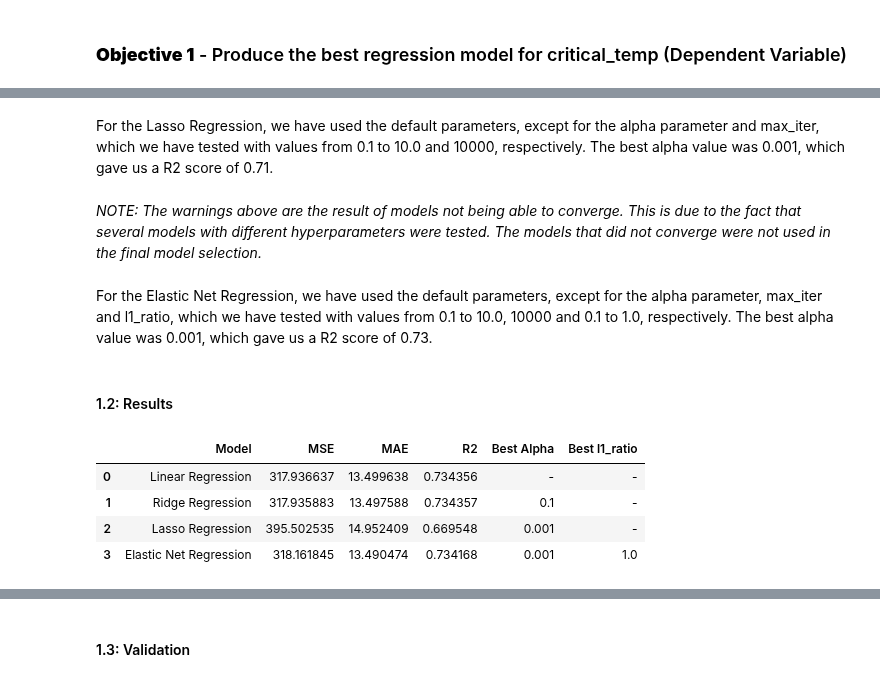
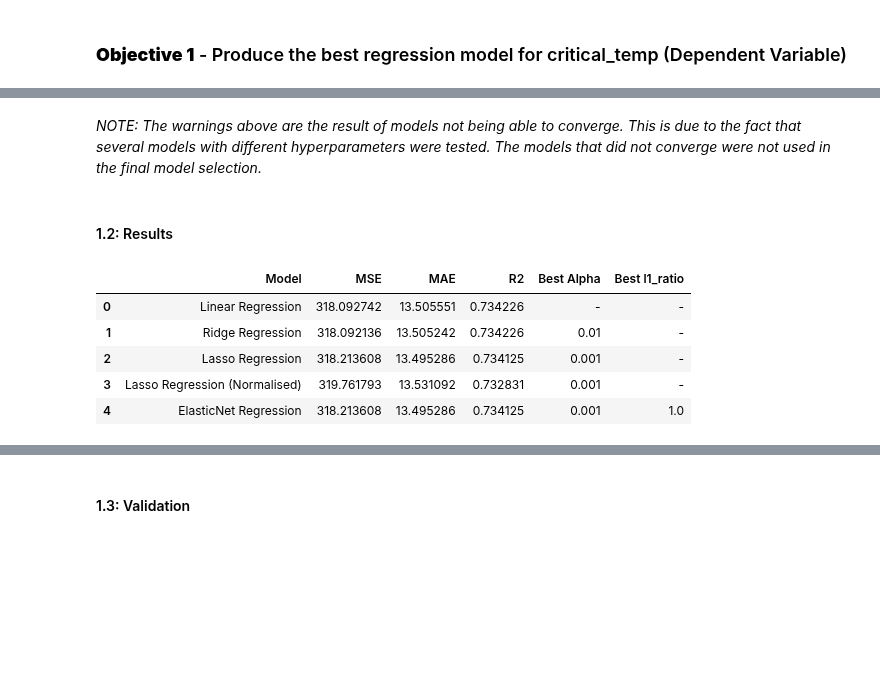
Before and after one commit to AntunesCSR/ML_Group_Projects, a Jupyter notebook: HA1/HA1_catia.ipynb, the cells around one changed output, grey strips where cells are left out. Saved outputs shown, nothing was run; the diff lists cells and outputs as text; code cells hidden in the pictures; blank space fills up the shorter version.

Commit message:
Lasso with norm. data added

```diff
--- a/HA1/HA1_catia.ipynb
+++ b/HA1/HA1_catia.ipynb
@@ -111,8 +100,8 @@ For the Ridge Regression, we have used the default parameters, except for the al
 # %%
-# LASSO REGRESSION MODEL WITH CROSS-VALIDATION (K-Fold Cross Validation) #
+# 3. LASSO REGRESSION MODEL WITH CROSS-VALIDATION (K-Fold Cross Validation) #
 
 # Train model
-reg3 = LassoCV(cv=5, alphas=[1e-3, 1e-2, 1e-1, 1]).fit(X_train, y_train) # lasso regression with cross-validation and range of alpha values 0.001, 0.01, 0.1, 1
+reg3 = LassoCV(cv=5, alphas=[1e-3, 1e-2, 1e-1, 1], max_iter=10000).fit(X_train, y_train) # lasso regression with cross-validation and range of alpha values 0.001, 0.01, 0.1, 1
 
 # Predict on test set
 y_pred3_test = reg3.predict(X_test)
@@ -120,17 +109,23 @@ y_pred3_test = reg3.predict(X_test)
 # Resulting best alpha from cross-validation
 reg3_best_alpha = reg3.alpha_
 # %%
-# LASSO REGRESSION MODEL WITH CROSS-VALIDATION (K-Fold Cross Validation) - With Normalised Features #
+# 4. LASSO REGRESSION MODEL WITH CROSS-VALIDATION (K-Fold Cross Validation) - With Normalised Features #
 
-# Normalise data before LASSO
-X_train_norm = (X_train - X_train.mean()) / (X_train.max() - X_train.min())
-X_test_norm = (X_test - X_test.mean()) / (X_test.max() - X_test.min())
+# Compute statistics from the training set
+mean_train = X_train.mean()
+max_min_range_train = X_train.max() - X_train.min()
+
+# Normalize the training set
+X_train_norm = (X_train - mean_train) / max_min_range_train
+
+# Normalize the test set using the same statistics from the training set
+X_test_norm = (X_test - mean_train) / max_min_range_train
 
 # Train model
-reg3 = LassoCV(cv=5, alphas=[1e-3, 1e-2, 1e-1, 1], max_iter=10000).fit(X_train_norm, y_train) # lasso regression with cross-validation and range of alpha values 0.001, 0.01, 0.1, 1
+reg4 = LassoCV(cv=5, alphas=[1e-3, 1e-2, 1e-1, 1], max_iter=10000).fit(X_train_norm, y_train) # lasso regression with cross-validation and range of alpha values 0.001, 0.01, 0.1, 1
 
 # Predict on test set
-y_pred3_test = reg3.predict(X_test_norm)
+y_pred4_test = reg4.predict(X_test_norm)
 
 # Resulting best alpha from cross-validation
-reg3_best_alpha = reg3.alpha_
+reg4_best_alpha = reg4.alpha_
@@ -139,43 +132,41 @@ reg3_best_alpha = reg3.alpha_
-# %% [markdown]
-For the Lasso Regression, we have used the default parameters, except for the alpha parameter and max_iter, which we have tested with values from 0.1 to 10.0 and 10000, respectively. The best alpha value was 0.001, which gave us a R2 score of 0.71.
 # %%
-# ELASTIC NET REGRESSION MODEL WiTH CROSS-VALIDATION (K-Fold Cross Validation) #
+# 5. ELASTIC NET REGRESSION MODEL WiTH CROSS-VALIDATION (K-Fold Cross Validation) #
 
 # Train model
-reg4 = ElasticNetCV(cv=5, alphas=[1e-3, 1e-2, 1e-1, 1], l1_ratio=[.1, .5, .7, .9, .95, .99, 1], max_iter=10000).fit(X_train, y_train) # elastic net regression with cross-validation and range of alpha values 0.001, 0.01, 0.1, 1 as well as range of l1_ratio values 0.1, 0.5, 0.7, 0.9, 0.95, 0.99, 1
+reg5 = ElasticNetCV(cv=5, alphas=[1e-3, 1e-2, 1e-1, 1], l1_ratio=[.1, .5, .7, .9, .95, .99, 1], max_iter=10000).fit(X_train, y_train) # elastic net regression with cross-validation and range of alpha values 0.001, 0.01, 0.1, 1 as well as range of l1_ratio values 0.1, 0.5, 0.7, 0.9, 0.95, 0.99, 1
 
 # Predict on test set
-y_pred4_test = reg4.predict(X_test)
+y_pred5_test = reg5.predict(X_test)
 
 # Resulting best alpha from cross-validation
-reg4_best_alpha = reg4.alpha_
+reg5_best_alpha = reg5.alpha_
 
 # Resulting best l1_ratio from cross-validation
-reg4_best_l1_ratio = reg4.l1_ratio_
+reg5_best_l1_ratio = reg5.l1_ratio_
 # %% [markdown]
 *NOTE: The warnings above are the result of models not being able to converge. This is due to the fact that several models with different hyperparameters were tested. The models that did not converge were not used in the final model selection.*
-# %% [markdown]
-For the Elastic Net Regression, we have used the default parameters, except for the alpha parameter, max_iter and l1_ratio, which we have tested with values from 0.1 to 10.0, 10000 and 0.1 to 1.0, respectively. The best alpha value was 0.001, which gave us a R2 score of 0.73.
 # %% [markdown]
 #### 1.2: Results
 # %%
 # Create data frame
 df_results = pd.DataFrame(columns=['Model', 'MSE', 'MAE', 'R2', 'Best Alpha', 'Best l1_ratio'])
 
 # Create data frames for each model
 model1 = pd.DataFrame({'Model': 'Linear Regression', 'MSE': mean_squared_error(y_test, y_pred1_test), 'MAE': mean_absolute_error(y_test, y_pred1_test), 'R2': r2_score(y_test, y_pred1_test), 'Best Alpha': '-', 'Best l1_ratio': '-'}, index=[0])
 model2 = pd.DataFrame({'Model': 'Ridge Regression', 'MSE': mean_squared_error(y_test, y_pred2_test), 'MAE': mean_absolute_error(y_test, y_pred2_test), 'R2': r2_score(y_test, y_pred2_test), 'Best Alpha': reg2_best_alpha, 'Best l1_ratio': '-'}, index=[1])
 model3 = pd.DataFrame({'Model': 'Lasso Regression', 'MSE': mean_squared_error(y_test, y_pred3_test), 'MAE': mean_absolute_error(y_test, y_pred3_test), 'R2': r2_score(y_test, y_pred3_test), 'Best Alpha': reg3_best_alpha, 'Best l1_ratio': '-'}, index=[2])
-model4 = pd.DataFrame({'Model': 'Elastic Net Regression', 'MSE': mean_squared_error(y_test, y_pred4_test), 'MAE': mean_absolute_error(y_test, y_pred4_test), 'R2': r2_score(y_test, y_pred4_test), 'Best Alpha': reg4_best_alpha, 'Best l1_ratio': reg4_best_l1_ratio}, index=[3])
+model4 = pd.DataFrame({'Model': 'Lasso Regression (Normalised)', 'MSE': mean_squared_error(y_test, y_pred4_test), 'MAE': mean_absolute_error(y_test, y_pred4_test), 'R2': r2_score(y_test, y_pred4_test), 'Best Alpha': reg4_best_alpha, 'Best l1_ratio': '-'}, index=[3])
+model5 = pd.DataFrame({'Model': 'ElasticNet Regression', 'MSE': mean_squared_error(y_test, y_pred5_test), 'MAE': mean_absolute_error(y_test, y_pred5_test), 'R2': r2_score(y_test, y_pred5_test), 'Best Alpha': reg5_best_alpha, 'Best l1_ratio': reg5_best_l1_ratio}, index=[4])
 
 # Concatenate the data frames
-df_results = pd.concat([df_results, model1, model2, model3, model4], ignore_index=True)
+df_results = pd.concat([df_results, model1, model2, model3, model4, model5], ignore_index=True)
 
 # Print results
 df_results
 # %% [output]
 |  | Model | MSE | MAE | R2 | Best Alpha | Best l1_ratio |
-| 0 | Linear Regression | 317.936637 | 13.499638 | 0.734356 | - | - |
-| 1 | Ridge Regression | 317.935883 | 13.497588 | 0.734357 | 0.1 | - |
-| 2 | Lasso Regression | 395.502535 | 14.952409 | 0.669548 | 0.001 | - |
-| 3 | Elastic Net Regression | 318.161845 | 13.490474 | 0.734168 | 0.001 | 1.0 |
+| 0 | Linear Regression | 318.092742 | 13.505551 | 0.734226 | - | - |
+| 1 | Ridge Regression | 318.092136 | 13.505242 | 0.734226 | 0.01 | - |
+| 2 | Lasso Regression | 318.213608 | 13.495286 | 0.734125 | 0.001 | - |
+| 3 | Lasso Regression (Normalised) | 319.761793 | 13.531092 | 0.732831 | 0.001 | - |
+| 4 | ElasticNet Regression | 318.213608 | 13.495286 | 0.734125 | 0.001 | 1.0 |
```
Also changed, not shown: parts of 15 cells of this notebook.
